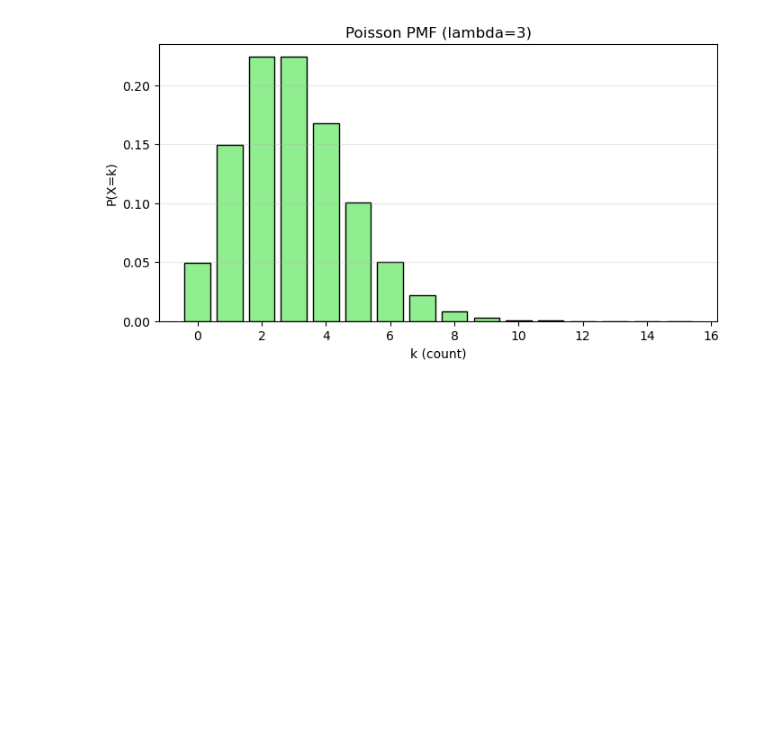
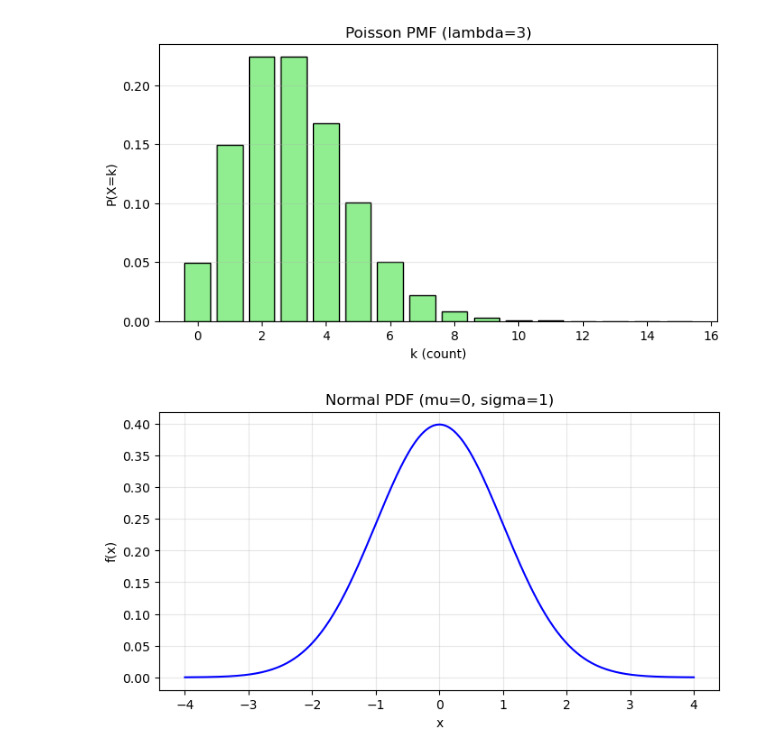
Before and after one commit to BadarsCode/eda-core-stats-python, a Jupyter notebook: Bayes.ipynb, the cells around one changed output. Cells and saved outputs as stored; diff of their text form; code cells hidden in the pictures; blank space fills up the shorter version.

Commit message:
Normal and Exponential Distribution (continuous)

```diff
--- a/Bayes.ipynb
+++ b/Bayes.ipynb
@@ -67,3 +67,8 @@ plt.grid(axis="y", alpha=0.3)
 plt.show()
 # %% [output]
 [figure]
+# %%
+# Normal Distribution (Continuous)
+mu, sigma = 0, 1
+x = np.linspace(-4, 4, 400)
+normal_pdf = norm.pdf(x, mu, sigma)
@@ -69,0 +78,10 @@ plt.show()
+# %%
+plt.figure(figsize=(8,4))
+plt.plot(x, normal_pdf, color="blue")
+plt.title("Normal PDF (mu=0, sigma=1)")
+plt.xlabel("x")
+plt.ylabel("f(x)")
+plt.grid(alpha=0.3)
+plt.show()
+# %% [output]
+[figure, added]
```
Also changed, not shown: parts of 4 cells of this notebook.
